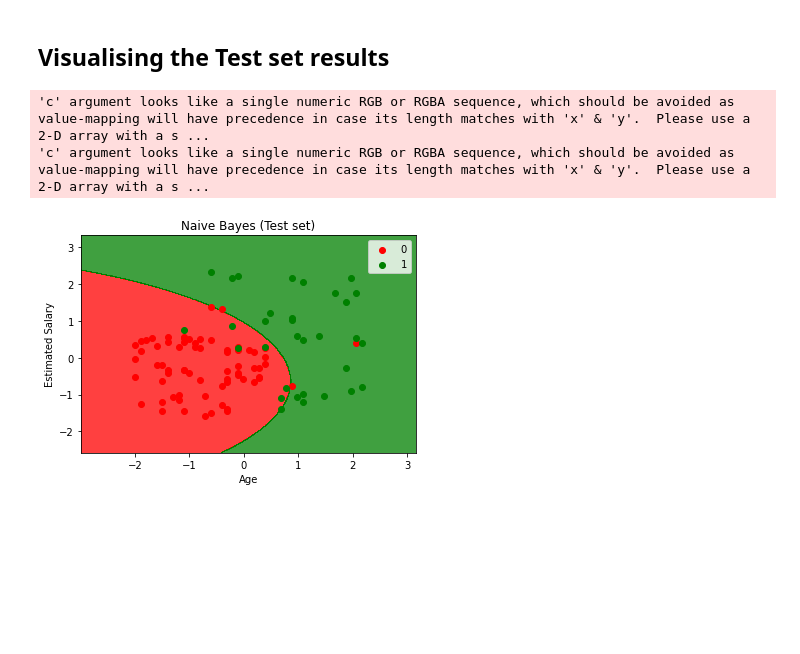
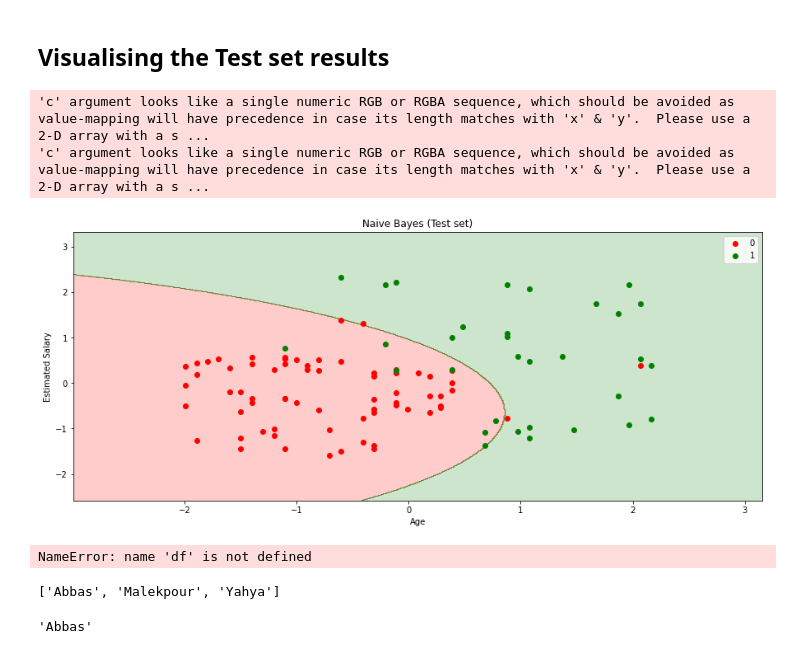
Before and after one commit to abbasmalekpour/AdalegIT, a Jupyter notebook: notebooks/10-ML/Classification/Section 20 - Naive Bayes/Python/naive_bayes.ipynb, the cells around one changed output. Saved outputs shown, nothing was run; the diff lists cells and outputs as text; code cells hidden in the pictures; blank space fills up the shorter version.

```diff
--- a/notebooks/10-ML/Classification/Section 20 - Naive Bayes/Python/naive_bayes.ipynb
+++ b/notebooks/10-ML/Classification/Section 20 - Naive Bayes/Python/naive_bayes.ipynb
@@ -3,9 +3,11 @@
 # %% [markdown]
 ## Importing the libraries
 # %%
+import matplotlib.pyplot as plt
 import numpy as np
-import matplotlib.pyplot as plt
 import pandas as pd
+
+plt.rcParams["figure.figsize"] = [15, 6]
 # %% [markdown]
 ## Importing the dataset
 # %%
@@ -24,7 +26,10 @@ dataset.head()
 ## Splitting the dataset into the Training set and Test set
 # %%
 from sklearn.model_selection import train_test_split
-X_train, X_test, y_train, y_test = train_test_split(X, y, test_size = 0.25, random_state = 0)
+
+X_train, X_test, y_train, y_test = train_test_split(
+    X, y, test_size=0.33, random_state=0
+)
 # %% [markdown]
 ## Feature Scaling
 # %%
@@ -80,22 +107,34 @@ plt.show()
 ## Visualising the Test set results
 # %%
 from matplotlib.colors import ListedColormap
+
 X_set, y_set = X_test, y_test
-X1, X2 = np.meshgrid(np.arange(start = X_set[:, 0].min() - 1, stop = X_set[:, 0].max() + 1, step = 0.01),
-                     np.arange(start = X_set[:, 1].min() - 1, stop = X_set[:, 1].max() + 1, step = 0.01))
-plt.contourf(X1, X2, classifier.predict(np.array([X1.ravel(), X2.ravel()]).T).reshape(X1.shape),
-             alpha = 0.75, cmap = ListedColormap(('red', 'green')))
+X1, X2 = np.meshgrid(
+    np.arange(start=X_set[:, 0].min() - 1, stop=X_set[:, 0].max() + 1, step=0.01),
+    np.arange(start=X_set[:, 1].min() - 1, stop=X_set[:, 1].max() + 1, step=0.01),
+)
+plt.contourf(
+    X1,
+    X2,
+    classifier.predict(np.array([X1.ravel(), X2.ravel()]).T).reshape(X1.shape),
+    alpha=0.2,
+    cmap=ListedColormap(("red", "green")),
+)
 plt.xlim(X1.min(), X1.max())
 plt.ylim(X2.min(), X2.max())
 for i, j in enumerate(np.unique(y_set)):
-    plt.scatter(X_set[y_set == j, 0], X_set[y_set == j, 1],
-                c = ListedColormap(('red', 'green'))(i), label = j)
-plt.title('Naive Bayes (Test set)')
-plt.xlabel('Age')
-plt.ylabel('Estimated Salary')
+    plt.scatter(
+        X_set[y_set == j, 0],
+        X_set[y_set == j, 1],
+        c=ListedColormap(("red", "green"))(i),
+        label=j,
+    )
+plt.title("Naive Bayes (Test set)")
+plt.xlabel("Age")
+plt.ylabel("Estimated Salary")
 plt.legend()
 plt.show()
 # %% [output]
 'c' argument looks like a single numeric RGB or RGBA sequence, which should be avoided as value-mapping will have precedence in case its length matches with 'x' & 'y'.  Please use a 2-D array with a s ...
 'c' argument looks like a single numeric RGB or RGBA sequence, which should be avoided as value-mapping will have precedence in case its length matches with 'x' & 'y'.  Please use a 2-D array with a s ...
-[figure, old version]
+[figure, new version]
@@ -101,0 +146,4 @@ plt.show()
+# %%
+df["term"] = df["term"].apply(lambda s: np.int8(s.split()[0]))
+# %% [output]
+NameError: name 'df' is not defined
@@ -101,0 +152,7 @@ plt.show()
+# %%
+lst = 'Abbas Malekpour Yahya'
+lst.split()
+lst.split()[0]
+# %% [output]
+['Abbas', 'Malekpour', 'Yahya']
+'Abbas'
```
Also changed, not shown: parts of 10 cells of this notebook, 8 other files.
